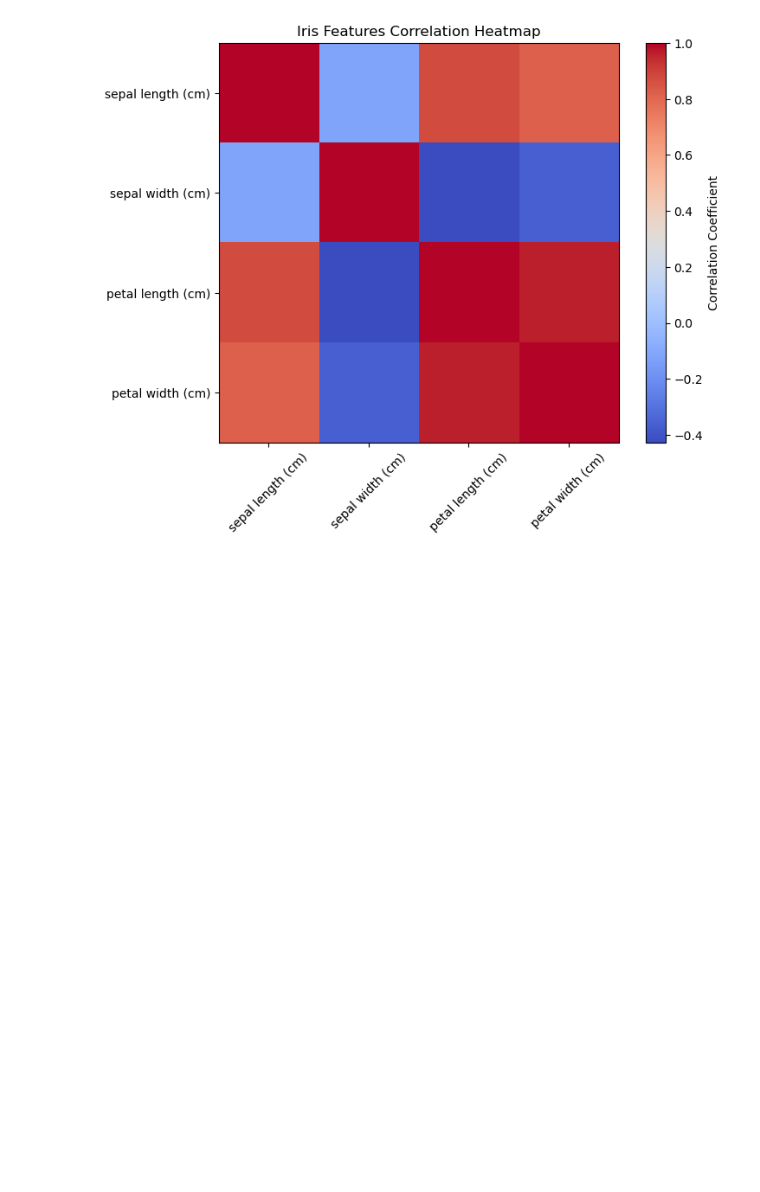
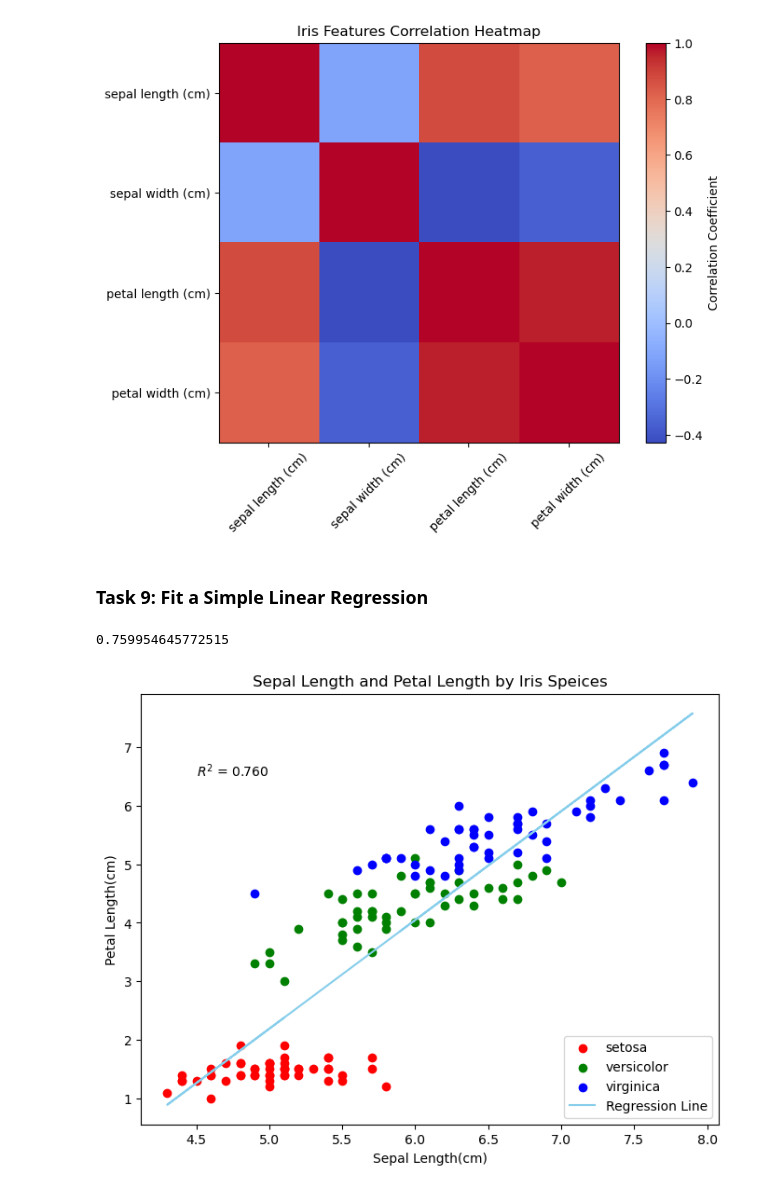
Before and after one commit to chavvy/pda-atu, a Jupyter notebook: tasks.ipynb, the cells around one changed output. Drawn from its saved outputs; the diff is of its cells as text; code cells hidden in the pictures; blank space fills up the shorter version.

Commit message:
task 09 submission

```diff
--- a/tasks.ipynb
+++ b/tasks.ipynb
@@ -285,3 +285,53 @@ plt.yticks(ticks=np.arange(len(features_names)), labels=features_names)
 plt.show()
 # %% [output]
 [figure]
+# %% [markdown]
+### **Task 9: Fit a Simple Linear Regression**
+# %%
+#calculate the coefficient of determination R^2
+#and then re-create the plot from task 6 and annotate it with the R^2 value
+
+#importing r2_score for calculations
+from sklearn.metrics import r2_score
+
+#getting the R^2 value of the features used in task 5 and 6
+r2 = r2_score(y_petal_length, line)
+
+print(r2)
+# %% [output]
+0.759954645772515
+# %%
+#recreating the plot from task 6
+
+#making the plot bigger
+plt.figure(figsize=(8, 6))
+
+#setting the colors for each class
+colors = ['red', 'green', 'blue']
+
+#plotting the points for each class using a for loop and range()
+
+for target_class in range(3):
+    plt.scatter(
+        x_sepal_length[target == target_class],
+        y_petal_length[target == target_class],
+        color = colors[target_class],
+        label = target_names[target_class]
+    )
+
+#adding a line of regression using .polyfit()
+plt.plot(x_sepal_length, line, color = "skyblue", label = "Regression Line")
+
+#annotating with R^2 value using .text()
+plt.text(4.5, 6.5, f"$R^2$ = {r2:.3f}")
+
+#labels, titles, and legend
+plt.title("Sepal Length and Petal Length by Iris Speices")
+plt.xlabel("Sepal Length(cm)")
+plt.ylabel("Petal Length(cm)")
+plt.legend()
+
+#Displaying the plot
+plt.show()
+# %% [output]
+[figure, added]
```
Also changed, not shown: parts of 1 cell of this notebook.
